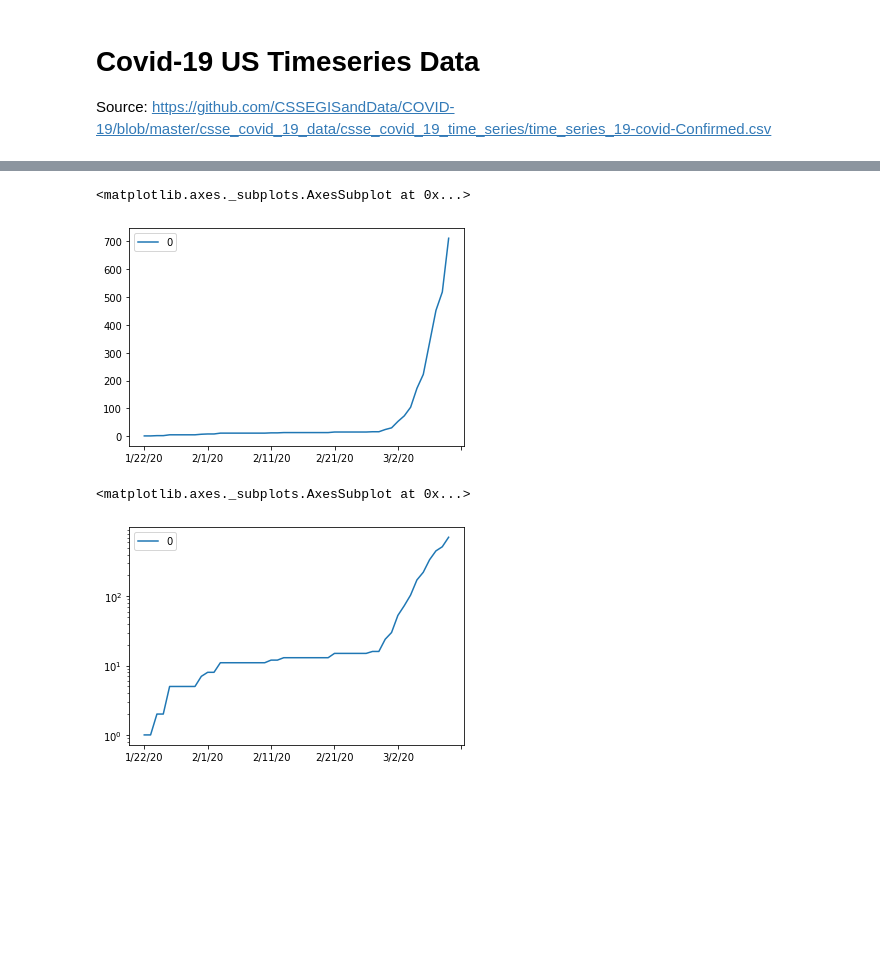
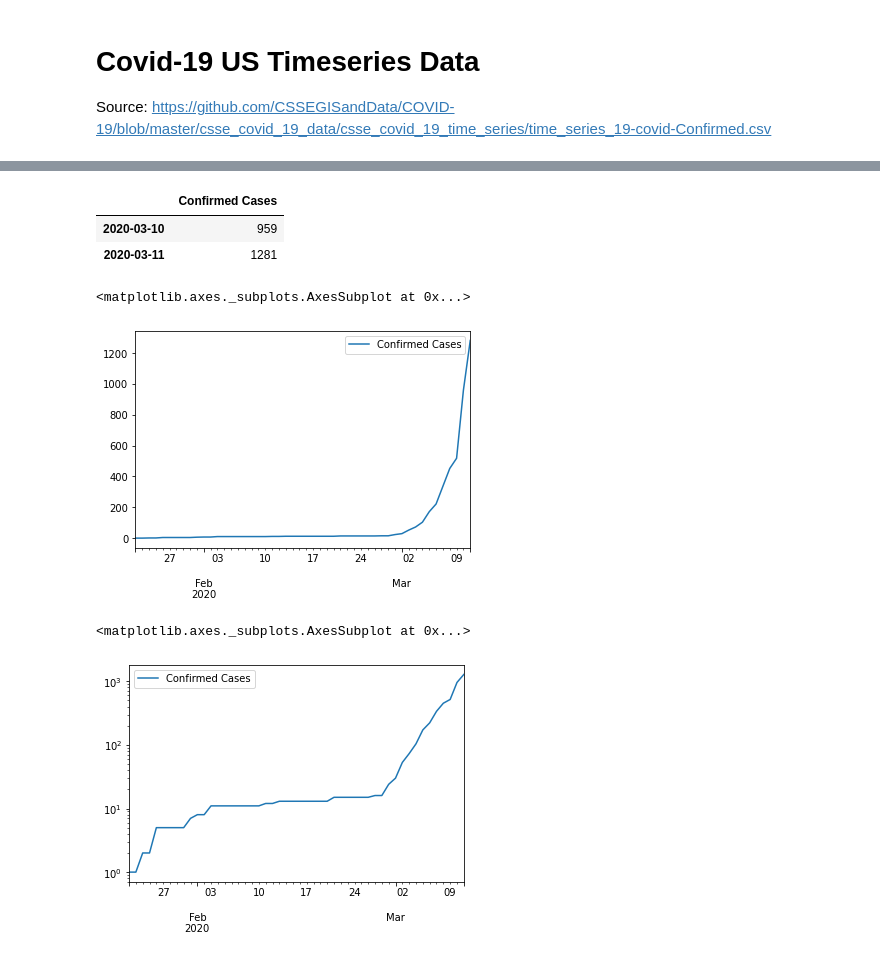
Before and after one commit to p-gonzo/covid-19-us-timeseries, a Jupyter notebook: Covid-19 US Timeseries Data.ipynb, the cells around one changed output, grey strips where cells are left out. Drawn from its saved outputs; the diff is of its cells as text; code cells hidden in the pictures; blank space fills up the shorter version.

```diff
--- a/Covid-19 US Timeseries Data.ipynb
+++ b/Covid-19 US Timeseries Data.ipynb
@@ -50,0 +40,3 @@ states_sum
+# %%
+us_states = df[(df["Country/Region"]=='US') & (df["Province/State"].str.contains(',').apply(lambda x: not x))]
+us_states
@@ -50,0 +62,6 @@ states_sum
+# %%
+states_sum_by_county = us_states_by_county.sum().to_frame().drop(["Province/State", "Country/Region", "Lat", "Long"])
+states_sum_by_county = states_sum_by_county[(states_sum_by_county[0]!=0)]
+states_sum_by_county.columns = ["Confirmed Cases"]
+states_sum_by_county.index = [datetime.datetime.strptime(index, "%m/%d/%y") for index in states_sum_by_county.index]
+states_sum_by_county.loc[:'2020-03-9']
@@ -51,10 +86,22 @@ states_sum
+# %%
+states_sum = us_states.sum().to_frame().drop(["Province/State", "Country/Region", "Lat", "Long"])
+states_sum = states_sum[(states_sum[0]!=0)]
+states_sum.columns = ["Confirmed Cases"]
+states_sum.index = [datetime.datetime.strptime(index, "%m/%d/%y") for index in states_sum.index]
+states_sum.loc['2020-03-10':]
+# %% [output]
+|  | Confirmed Cases |
+| 2020-03-10 | 959 |
+| 2020-03-11 | 1281 |
+# %%
+totals = pd.concat([states_sum_by_county.loc[:'2020-03-9'], states_sum.loc['2020-03-10':]], axis=0)
 # %%
-states_sum.plot()
+totals.plot()
 # %% [output]
 <matplotlib.axes._subplots.AxesSubplot at 0x...>
-[figure, old version]
+[figure, new version]
 # %%
-states_sum.plot(logy=True)
+totals.plot(logy=True)
 # %% [output]
 <matplotlib.axes._subplots.AxesSubplot at 0x...>
-[figure, old version]
+[figure, new version]
```
Also changed, not shown: parts of 9 cells of this notebook, 4 other files.
